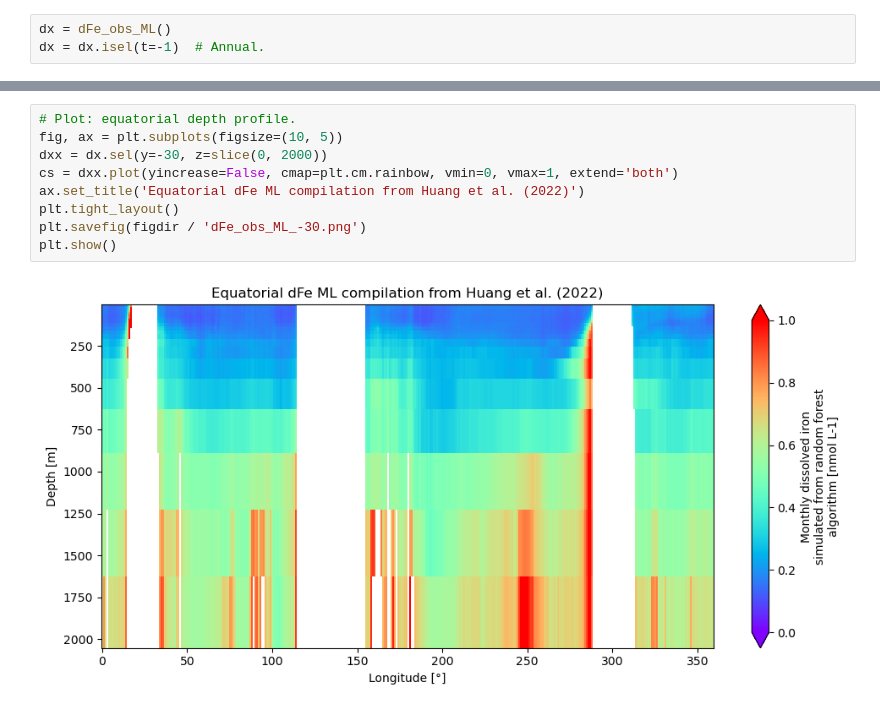
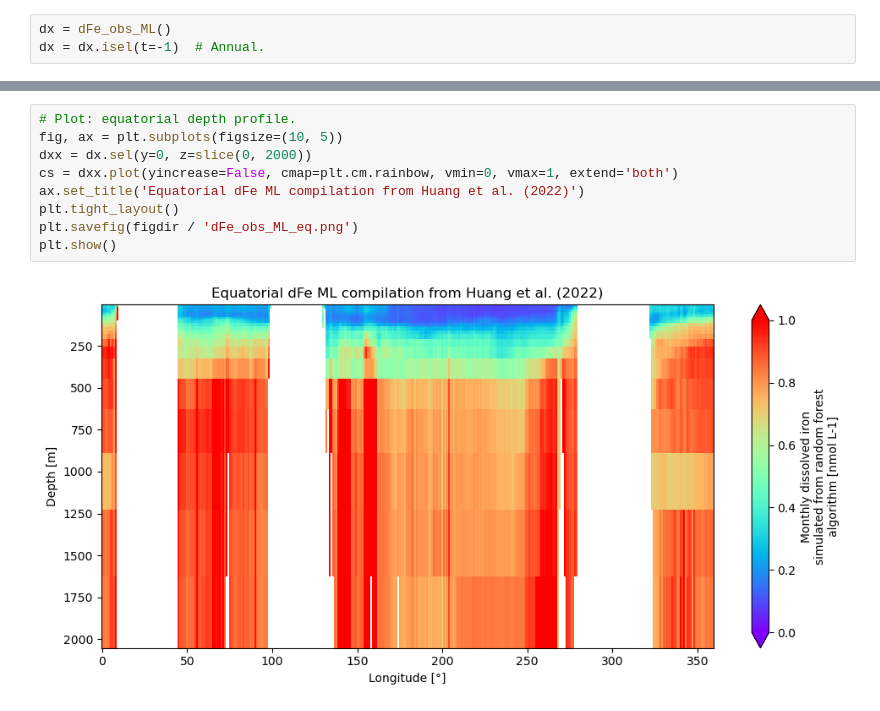
Before and after one commit to hrsdawson/ACCESS-WOMBAT_01deg_BGC_validation, a Jupyter notebook: notebooks/dFe_obs_data.ipynb, the cells around one changed output, grey strips where cells are left out. Saved outputs shown, nothing was run; the diff lists cells and outputs as text.

```diff
--- a/notebooks/dFe_obs_data.ipynb
+++ b/notebooks/dFe_obs_data.ipynb
@@ -244,11 +288,11 @@ plt.show()
 # %%
 # Plot: equatorial depth profile.
 fig, ax = plt.subplots(figsize=(10, 5))
-dxx = dx.sel(y=-30, z=slice(0, 2000))
+dxx = dx.sel(y=0, z=slice(0, 2000))
 cs = dxx.plot(yincrease=False, cmap=plt.cm.rainbow, vmin=0, vmax=1, extend='both')
 ax.set_title('Equatorial dFe ML compilation from Huang et al. (2022)')
 plt.tight_layout()
-plt.savefig(figdir / 'dFe_obs_ML_-30.png')
+plt.savefig(figdir / 'dFe_obs_ML_eq.png')
 plt.show()
 # %% [output]
-[figure, old version]
+[figure, new version]
```
Also changed, not shown: parts of 24 cells of this notebook.
